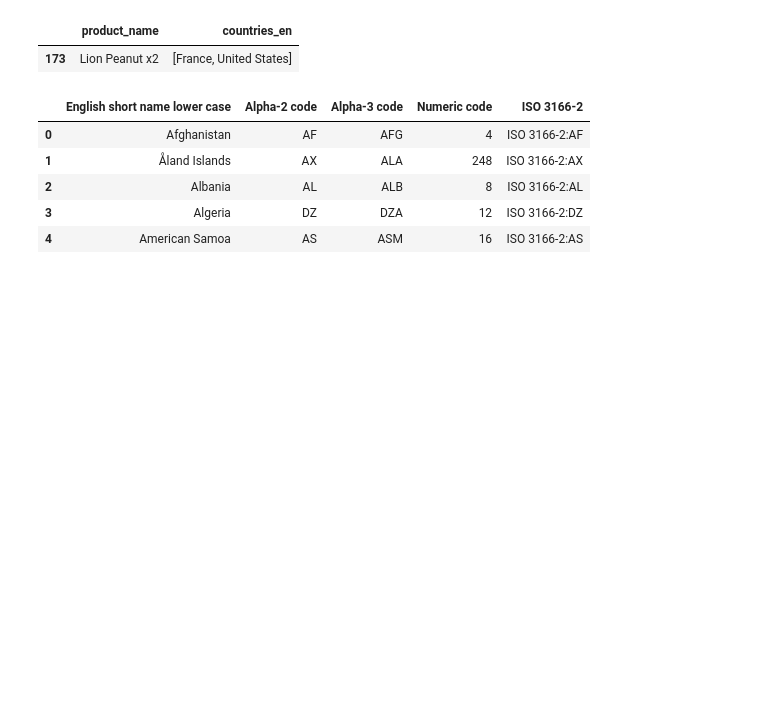
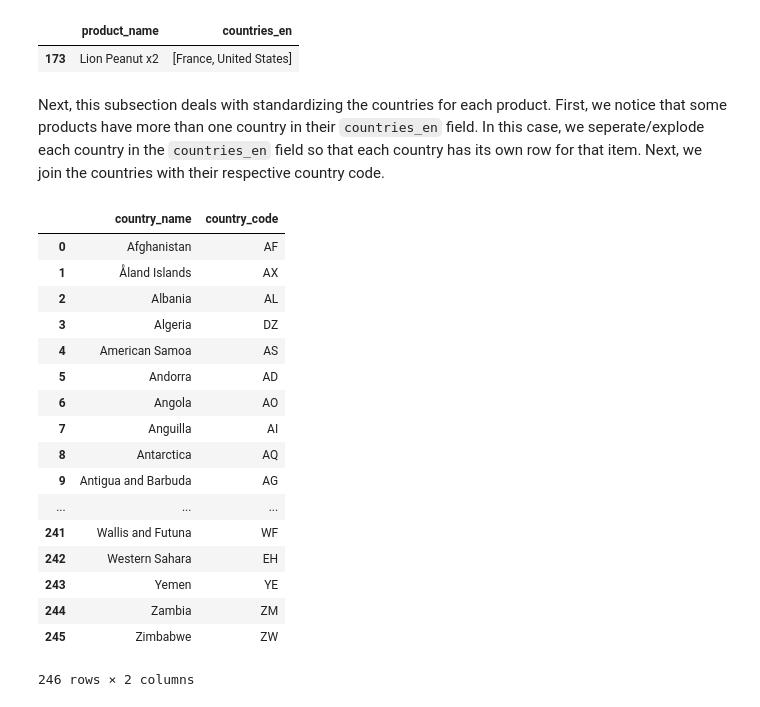
Before and after one commit to celine-y/open_food_facts, a Jupyter notebook: project.ipynb, the cells around one changed output. Drawn from its saved outputs; the diff is of its cells as text; code cells hidden in the pictures; blank space fills up the shorter version.

Commit message:
started merging country

```diff
--- a/project.ipynb
+++ b/project.ipynb
@@ -263,18 +259,3 @@ df_2[df_2.index == 173][['product_name', 'countries_en']]
 # %% [output]
 |  | product_name | countries_en |
 | 173 | Lion Peanut x2 | [France, United States] |
-# %%
-# map the countries_en to country codes
-country_df = pd.read_csv(data_folder + countryfile,
-                      sep=',',
-                      header=0,
-                      quotechar='"')
-
-country_df.head()
-# %% [output]
-|  | English short name lower case | Alpha-2 code | Alpha-3 code | Numeric code | ISO 3166-2 |
-| 0 | Afghanistan | AF | AFG | 4 | ISO 3166-2:AF |
-| 1 | Åland Islands | AX | ALA | 248 | ISO 3166-2:AX |
-| 2 | Albania | AL | ALB | 8 | ISO 3166-2:AL |
-| 3 | Algeria | DZ | DZA | 12 | ISO 3166-2:DZ |
-| 4 | American Samoa | AS | ASM | 16 | ISO 3166-2:AS |
@@ -287,3 +262,43 @@ df_3.countries_en.apply(pd.Series) \
+# %% [markdown]
+Next, this subsection deals with standardizing the countries for each product. First, we notice that some products have more than one country in their `countries_en` field. In this case, we seperate/explode each country in the `countries_en` field so that each country has its own row for that item. Next, we join the countries with their respective country code.
+# %%
+# map the countries_en to country codes
+country_df = pd.read_csv(data_folder + countryfile,
+                         sep=',',
+                         header=0,
+                         usecols=['English short name lower case', 'Alpha-2 code'],
+                         quotechar='"')
+# rename columns
+country_df.rename(columns={
+    'Alpha-2 code':'country_code',
+    'English short name lower case': 'country_name'
+    }, inplace=True)
+
+# country_df['country_name'] = country_df.apply(
+#     lambda x: x['country_name'].split(',')[0] if ',' in x['country_name'] else x['country_name'],
+#     axis=1
+# )
+
+country_df
+# %% [output]
+|  | country_name | country_code |
+| 0 | Afghanistan | AF |
+| 1 | Åland Islands | AX |
+| 2 | Albania | AL |
+| 3 | Algeria | DZ |
+| 4 | American Samoa | AS |
+| 5 | Andorra | AD |
+| 6 | Angola | AO |
+| 7 | Anguilla | AI |
+| 8 | Antarctica | AQ |
+| 9 | Antigua and Barbuda | AG |
+| ... | ... | ... |
+| 241 | Wallis and Futuna | WF |
+| 242 | Western Sahara | EH |
+| 243 | Yemen | YE |
+| 244 | Zambia | ZM |
+| 245 | Zimbabwe | ZW |
+246 rows × 2 columns
 # %%
 def explode(df, lst_cols, fill_value=''):
     # make sure `lst_cols` is a list
```
Also changed, not shown: parts of 14 cells of this notebook.
